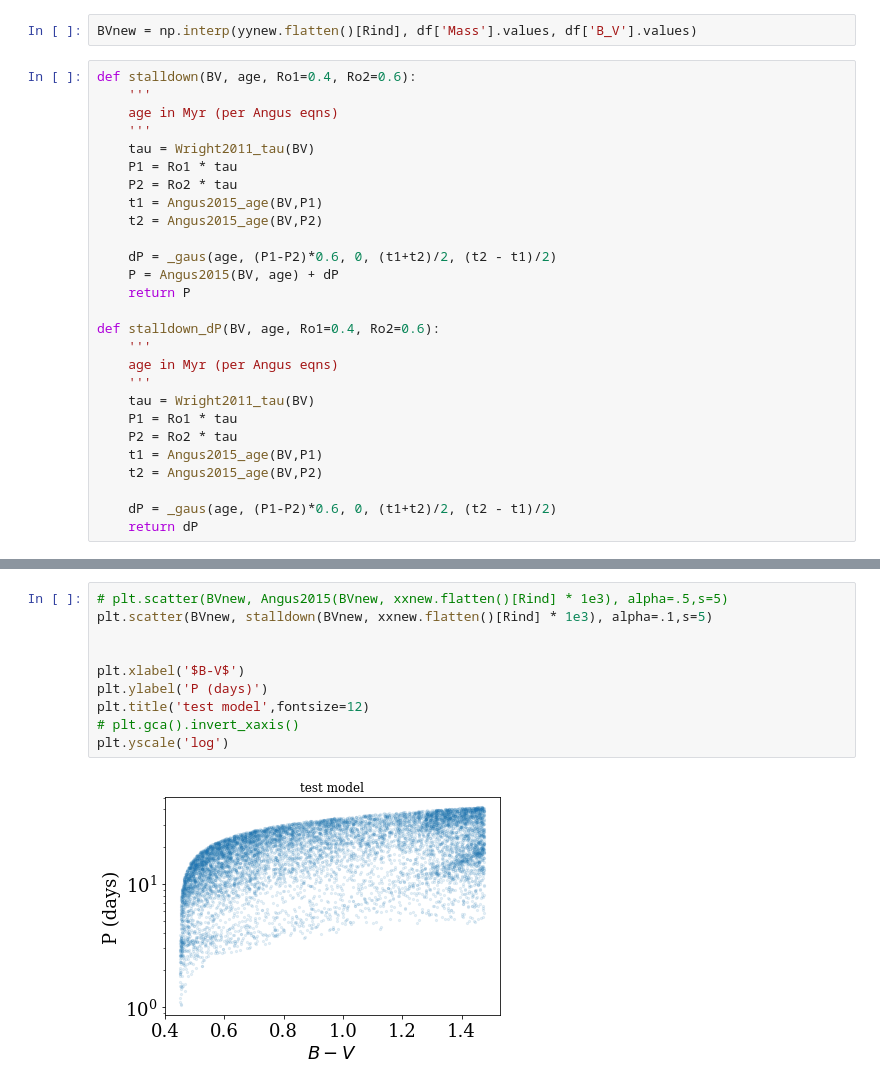
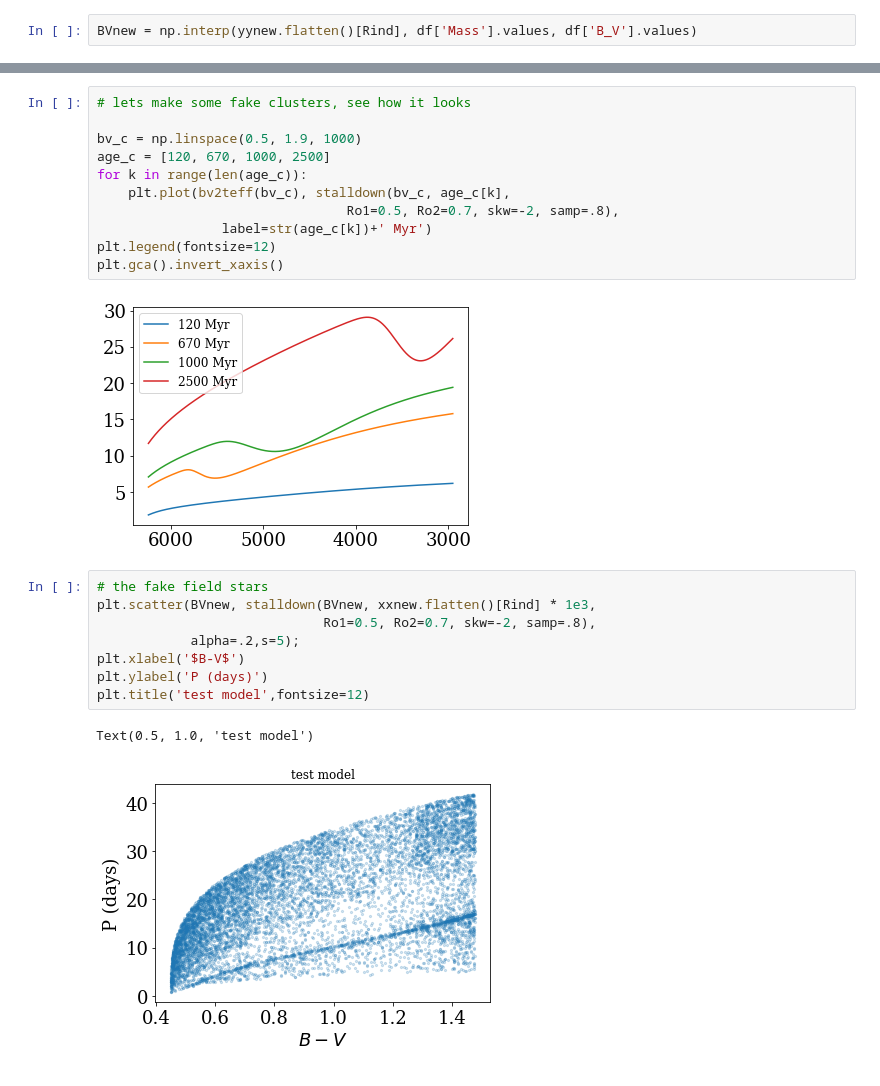
Before and after one commit to jradavenport/stall-down, a Jupyter notebook: code/SL20.ipynb, the cells around one changed output, grey strips where cells are left out. Cells and saved outputs as stored; diff of their text form.

Commit message:
got stalldown sorta working

```diff
--- a/code/SL20.ipynb
+++ b/code/SL20.ipynb
@@ -235,29 +272,2 @@ plt.plot(ages, Angus2015(df['B_V'][2], ages * 1e3) + dP)
 # %%
 BVnew = np.interp(yynew.flatten()[Rind], df['Mass'].values, df['B_V'].values)
-# %%
-def stalldown(BV, age, Ro1=0.4, Ro2=0.6):
-    '''
-    age in Myr (per Angus eqns)
-    '''
-    tau = Wright2011_tau(BV)
-    P1 = Ro1 * tau
-    P2 = Ro2 * tau
-    t1 = Angus2015_age(BV,P1)
-    t2 = Angus2015_age(BV,P2)
-
-    dP = _gaus(age, (P1-P2)*0.6, 0, (t1+t2)/2, (t2 - t1)/2)
-    P = Angus2015(BV, age) + dP
-    return P
-
-def stalldown_dP(BV, age, Ro1=0.4, Ro2=0.6):
-    '''
-    age in Myr (per Angus eqns)
-    '''
-    tau = Wright2011_tau(BV)
-    P1 = Ro1 * tau
-    P2 = Ro2 * tau
-    t1 = Angus2015_age(BV,P1)
-    t2 = Angus2015_age(BV,P2)
-
-    dP = _gaus(age, (P1-P2)*0.6, 0, (t1+t2)/2, (t2 - t1)/2)
-    return dP
@@ -264,12 +320,24 @@ def stalldown_dP(BV, age, Ro1=0.4, Ro2=0.6):
+# %%
+# lets make some fake clusters, see how it looks
+
+bv_c = np.linspace(0.5, 1.9, 1000)
+age_c = [120, 670, 1000, 2500]
+for k in range(len(age_c)):
+    plt.plot(bv2teff(bv_c), stalldown(bv_c, age_c[k],
+                                Ro1=0.5, Ro2=0.7, skw=-2, samp=.8),
+                label=str(age_c[k])+' Myr')
+plt.legend(fontsize=12)
+plt.gca().invert_xaxis()
+# %% [output]
+[figure, added]
 # %%
-# plt.scatter(BVnew, Angus2015(BVnew, xxnew.flatten()[Rind] * 1e3), alpha=.5,s=5)
-plt.scatter(BVnew, stalldown(BVnew, xxnew.flatten()[Rind] * 1e3), alpha=.1,s=5)
-
-
+# the fake field stars
+plt.scatter(BVnew, stalldown(BVnew, xxnew.flatten()[Rind] * 1e3,
+                             Ro1=0.5, Ro2=0.7, skw=-2, samp=.8),
+            alpha=.2,s=5);
 plt.xlabel('$B-V$')
 plt.ylabel('P (days)')
 plt.title('test model',fontsize=12)
-# plt.gca().invert_xaxis()
-plt.yscale('log')
 # %% [output]
+Text(0.5, 1.0, 'test model')
-[figure, old version]
+[figure, new version]
```
Also changed, not shown: parts of 12 cells of this notebook, 1 other file.
